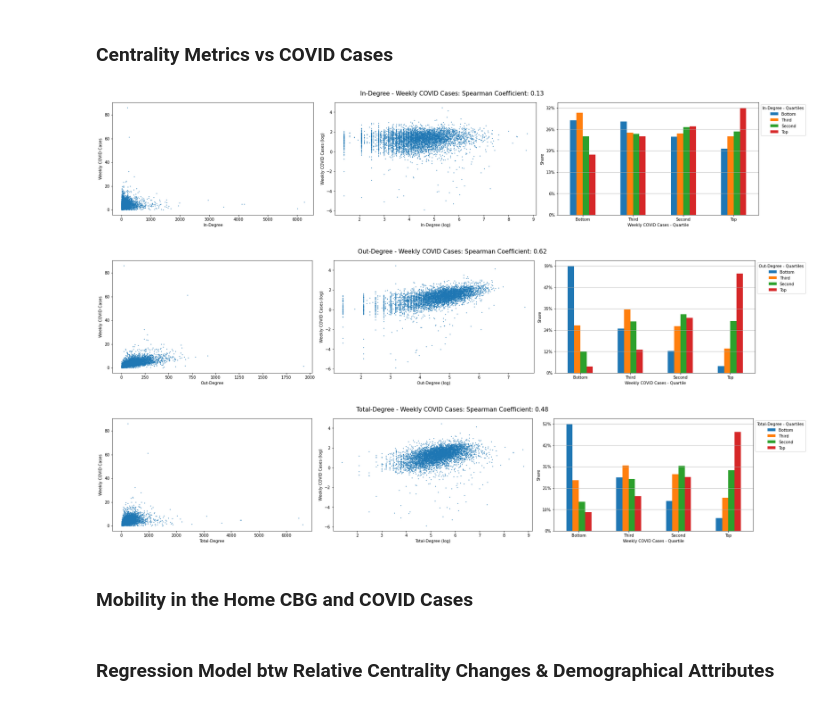
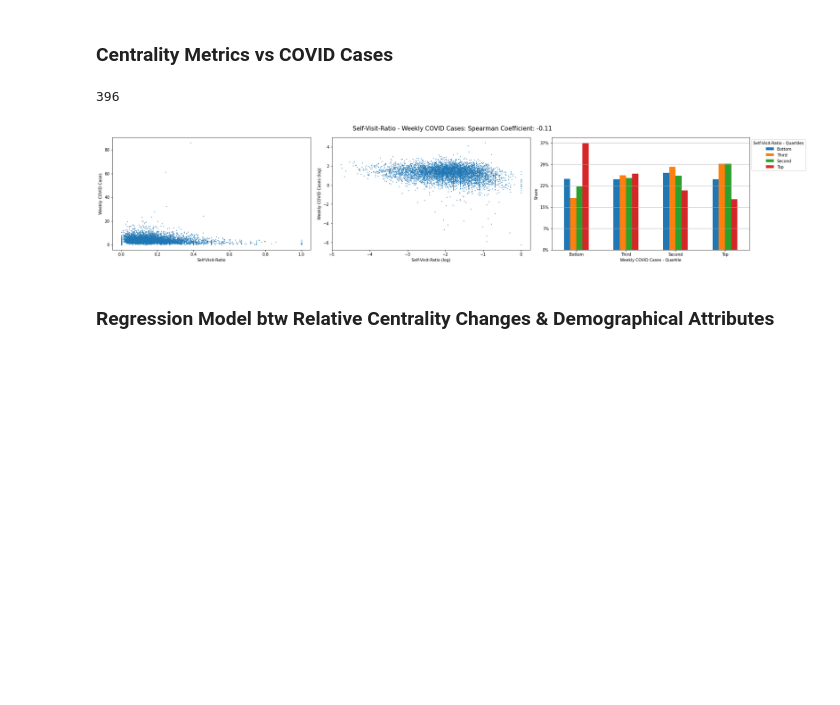
Before and after one commit to hasanalpboz/safegraph-covid19-mobility, a Jupyter notebook: scripts/notebooks/network-centrality-evolution.ipynb, the cells around one changed output. Cells and saved outputs as stored; diff of their text form; code cells hidden in the pictures; blank space fills up the shorter version.

Commit message:
self visit ratio & covid cases

```diff
--- a/scripts/notebooks/network-centrality-evolution.ipynb
+++ b/scripts/notebooks/network-centrality-evolution.ipynb
@@ -291,6 +291,10 @@ def get_metric_change_df(t1, t2, attribute_df):
     return dfs
 # %% [markdown]
 ### Centrality Metrics vs COVID Cases
+# %%
+sum(lenself_visits == 0)
+# %% [output]
+396
 # %%
 tmetric = datetime(2020, 3, 30)
 tcase = tmetric + timedelta(days=7*2)
@@ -305,9 +309,10 @@ cent_metrics = [
     #('Closeness', ig.Graph.closeness, {'cutoff': -1, 'normalized': True}),
     #('Betweenness', ig.Graph.betweenness, {'cutoff': -1, 'directed': True}),
     #('Eigenvector', ig.Graph.eigenvector_centrality, {'directed': True, 'scale': True}),
-    ('In-Degree', 'in', None),
-    ('Out-Degree', 'out', None),
-    ('Total-Degree', 'all', None)
+    #('In-Degree', 'in', None),
+    #('Out-Degree', 'out', None),
+    #('Total-Degree', 'all', None),
+    ('Self-Visit-Ratio', 'self', None)
 ]
 
 results = []
@@ -316,8 +321,15 @@ for cent_metric_name, metric, params in cent_metrics:
     if not isinstance(metric, str) and params:
         values = np.array(metric(tnet, **params))
     elif isinstance(metric, str) and not params:
-        #values = tnet.degree(mode=metric, loops=False)
-        values = tnet.strength(loops=False, mode=metric, weights='visits')
+        if metric != 'self':
+            #values = tnet.degree(mode=metric, loops=False)
+            values = tnet.strength(loops=False, mode=metric, weights='visits')
+        else:
+            self_visits = np.subtract(tnet.strength(loops=True, mode='in', weights='visits'), tnet.strength(mode='in', loops=False, weights='visits'))
+            out_visits = np.array(tnet.strength(loops=False, mode='out', weights='visits'))
+            total_visits = self_visits + out_visits + 0.001
+
+            values = self_visits/total_visits
     else:
         nodes = tnet.vs['name']
         values = []
@@ -365,37 +377,33 @@ for cent_metric_name, metric, params in cent_metrics:
     plt.tight_layout()
 
     Y_norm = pd.Series(stats.zscore(merged_df['Norm_Cases'].values), name='Norm_Cases')
     X_norm = pd.DataFrame(stats.zscore(merged_df[['value']].values))
     X_norm.columns = ['value']
 
     res = sm.OLS(merged_df['Norm_Cases'], add_constant(merged_df[['value']])).fit()
     r = pd.concat([res.params, res.pvalues, res.bse], axis=1).reset_index()
     r.columns = ['Attribute', 'Coef', 'P-Value', 'Std Err']
     r['Centrality Metric'] = cent_metric_name
     r['R2-Adj'] = res.rsquared_adj
     results.append(r)
 
     res = sm.OLS(Y_norm, add_constant(X_norm)).fit()
     r = pd.concat([res.params, res.pvalues, res.bse], axis=1).reset_index()
     r.columns = ['Attribute', 'Coef', 'P-Value', 'Std Err']
     r['Centrality Metric'] = cent_metric_name
     r['R2-Adj'] = res.rsquared_adj
     results_norm.append(r)
 
-    fig.savefig(join(FIG_SAVE_DIR, f'{cent_metric_name}-weekly-covid-cases-corr-{tmetric.strftime("%Y-%m-%d")}-no-loops-visits.png'), bbox_inches='tight');
+    fig.savefig(join(FIG_SAVE_DIR, f'{cent_metric_name}-weekly-covid-cases-corr-{tmetric.strftime("%Y-%m-%d")}-no-loops-visits-self_visit_ratio.png'), bbox_inches='tight');
 
-title = 'weekly-covid-cases-reg-centr-metrics-no-loops-visits'
+title = 'weekly-covid-cases-reg-centr-metrics-no-loops-visits-self_visit_ratio'
 groups = [
     (results, f'{title}.tex'),
     (results_norm, f'{title}-norm.tex')
 ]
 for res, fname in groups:
     with pd.option_context('display.float_format', '{:.3f}'.format):
         with open(join(RESULT_SAVE_DIR, fname), 'w') as tablef:
             tablef.write(pd.concat(res).groupby(['Centrality Metric', 'R2-Adj', 'Attribute']).sum().to_latex(bold_rows=True, multirow=True))
 # %% [output]
-[figure, old version]
+[figure, new version]
-[figure, removed]
-[figure, removed]
-# %% [markdown]
-### Mobility in the Home CBG and COVID Cases
```
Also changed, not shown: parts of 3 cells of this notebook, 38 other files.
